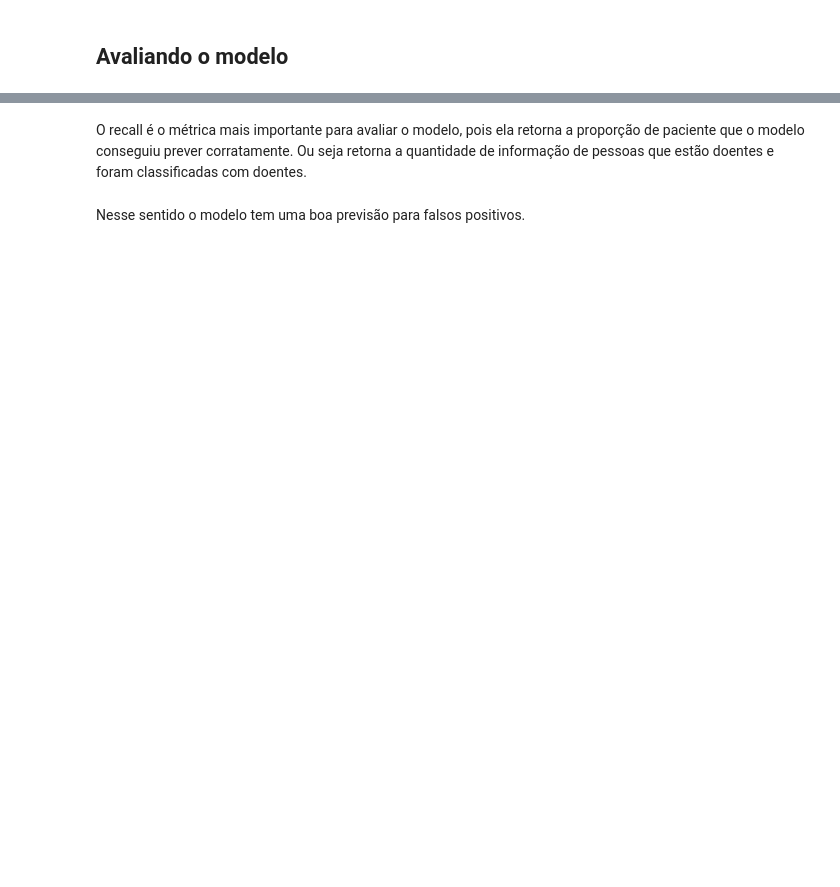
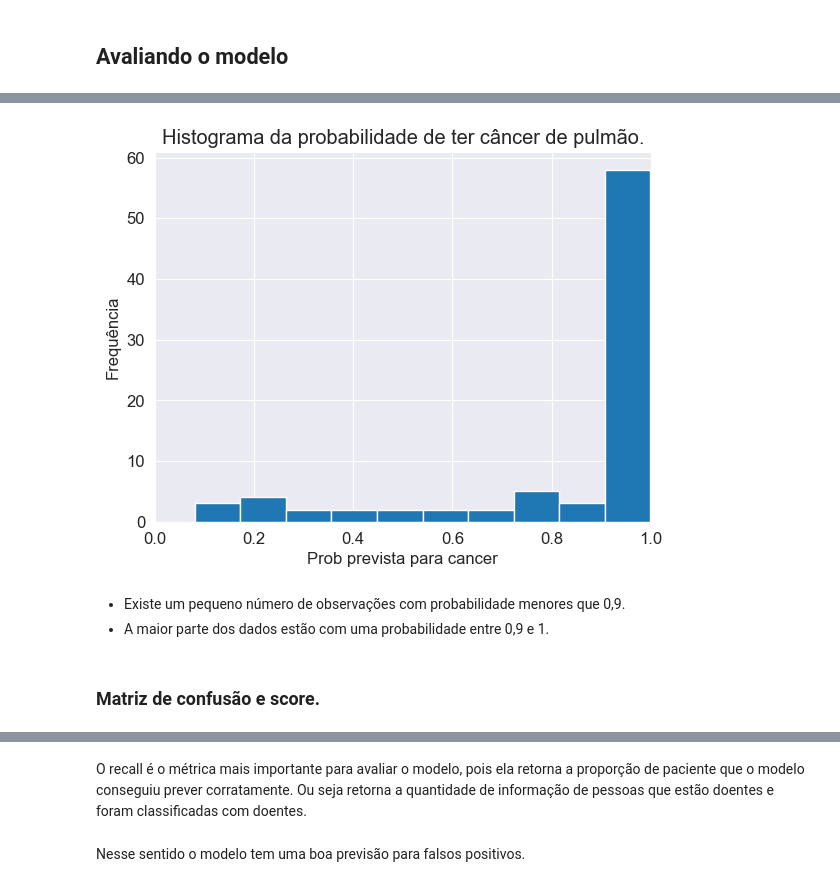
Before and after one commit to TutuBraz/Prediction_of_a_patient_having_lung_cancer, a Jupyter notebook: dataset/Prediction_of_a_patient_having_lung_cancer.ipynb, the cells around one changed output, grey strips where cells are left out. Saved outputs shown, nothing was run; the diff lists cells and outputs as text; code cells hidden in the pictures; blank space fills up the shorter version.

```diff
--- a/dataset/Prediction_of_a_patient_having_lung_cancer.ipynb
+++ b/dataset/Prediction_of_a_patient_having_lung_cancer.ipynb
@@ -80,3 +100,22 @@ Acurácia: 0.8795180722891566
+# %%
+y_pred1 = lr_model.predict_proba(x_test)[:, 1]
+
+plt.rcParams['font.size'] = 12
+
+plt.hist(y_pred1, bins = 10)
+
+plt.title('Histograma da probabilidade de ter câncer de pulmão.')
+plt.xlim(0,1)
+plt.xlabel('Prob prevista para cancer')
+plt.ylabel('Frequência')
+plt.show()
+# %% [output]
+[figure, added]
+# %% [markdown]
+* Existe um pequeno número de observações com probabilidade menores que 0,9.
+* A maior parte dos dados estão com uma probabilidade entre 0,9 e 1.
+# %% [markdown]
+### Matriz de confusão e score.
 # %%
 #Criando matriz de confusao
 cnf_matrix = metrics.confusion_matrix(y_test, y_pred)
```
Also changed, not shown: parts of 19 cells of this notebook.
